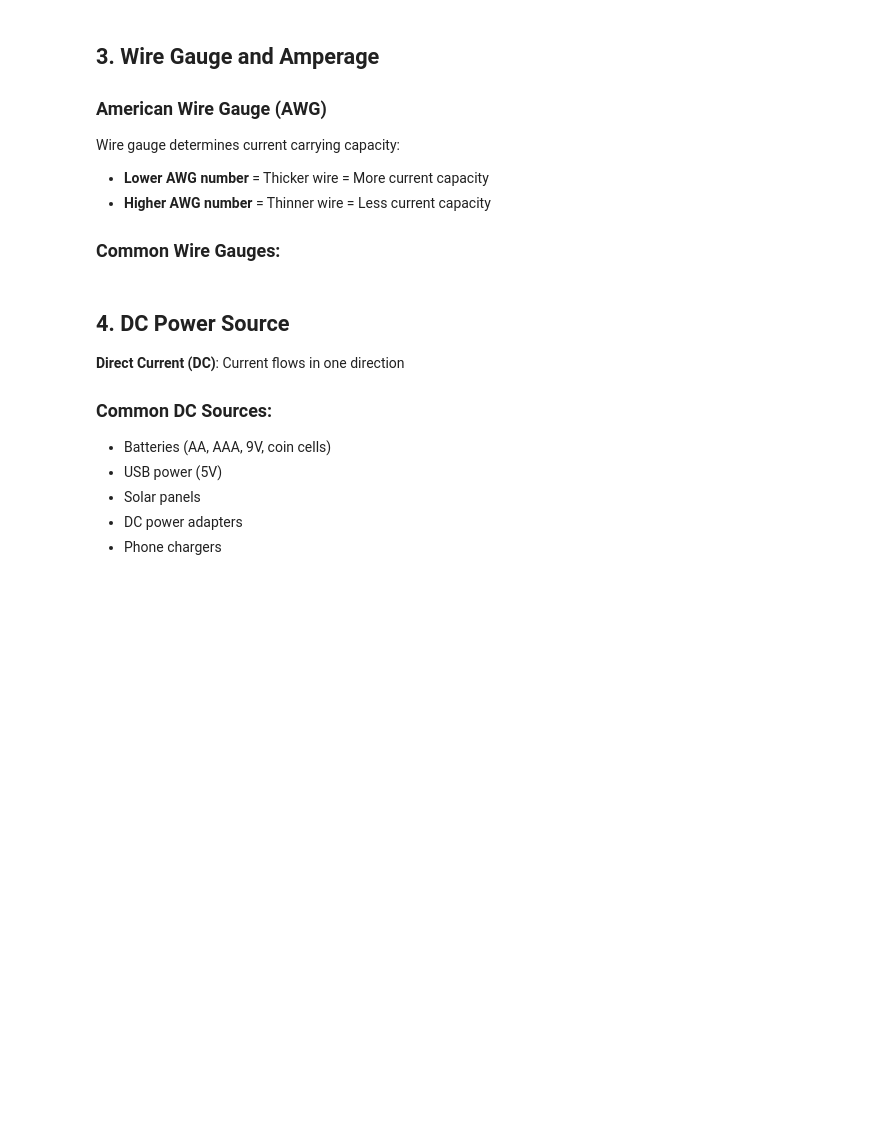
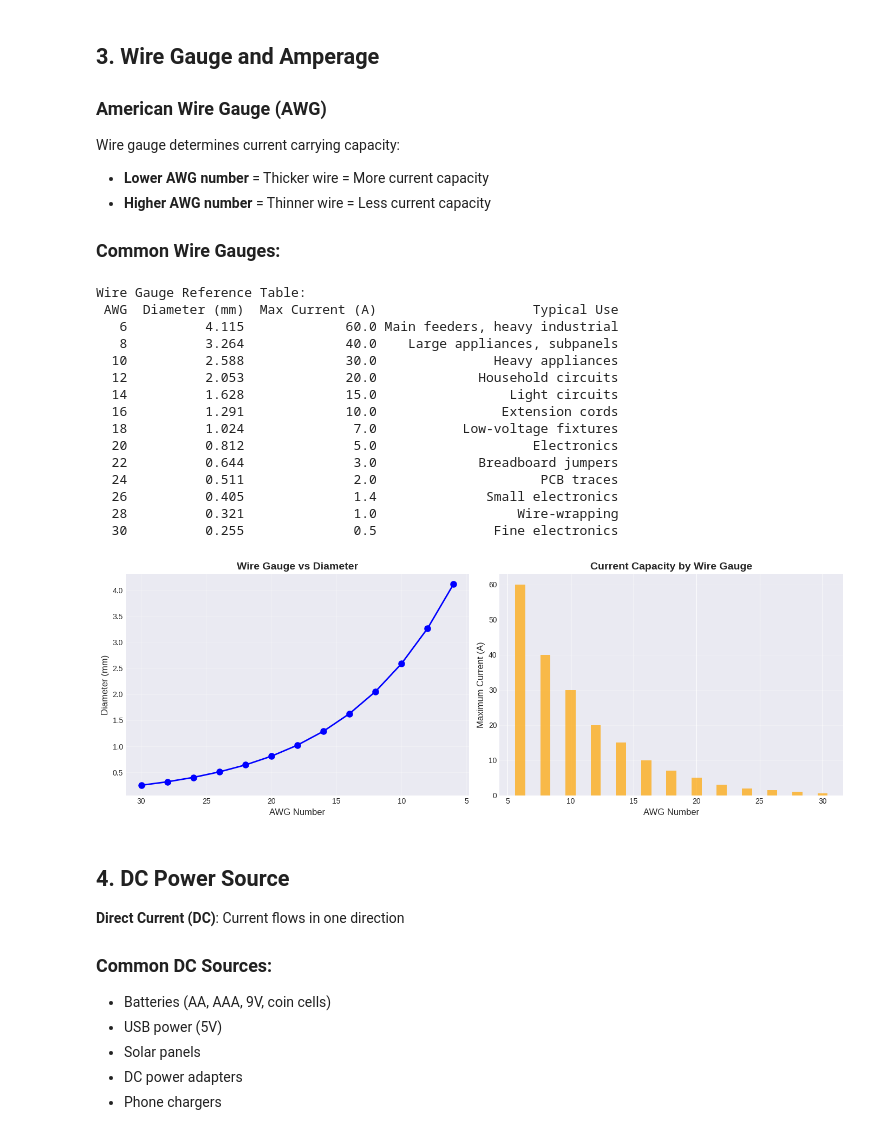
Before and after one commit to TheBeatzzz/Basic_Electronics, a Jupyter notebook: lectures/week1/Week1_Basic_Circuit_Components.ipynb, the cells around one changed output. Saved outputs shown, nothing was run; the diff lists cells and outputs as text; code cells hidden in the pictures; blank space fills up the shorter version.

```diff
--- a/lectures/week1/Week1_Basic_Circuit_Components.ipynb
+++ b/lectures/week1/Week1_Basic_Circuit_Components.ipynb
@@ -147,10 +160,12 @@ import pandas as pd
 
 # Wire gauge reference table
 wire_data = {
-    'AWG': [10, 12, 14, 16, 18, 20, 22, 24, 26, 28, 30],
-    'Diameter (mm)': [2.588, 2.053, 1.628, 1.291, 1.024, 0.812, 0.644, 0.511, 0.405, 0.321, 0.255],
-    'Max Current (A)': [30, 20, 15, 10, 7, 5, 3, 2, 1.4, 1, 0.5],
+    'AWG': [6, 8, 10, 12, 14, 16, 18, 20, 22, 24, 26, 28, 30],
+    'Diameter (mm)': [4.115, 3.264, 2.588, 2.053, 1.628, 1.291, 1.024, 0.812, 0.644, 0.511, 0.405, 0.321, 0.255],
+    'Max Current (A)': [60, 40, 30, 20, 15, 10, 7, 5, 3, 2, 1.4, 1, 0.5],
     'Typical Use': [
+        'Main feeders, heavy industrial',
+        'Large appliances, subpanels',
         'Heavy appliances',
         'Household circuits',
         'Light circuits',
@@ -162,33 +177,50 @@ wire_data = {
         'Small electronics',
         'Wire-wrapping',
         'Fine electronics'
     ]
 }
 
 df_wire = pd.DataFrame(wire_data)
 print("Wire Gauge Reference Table:")
 print(df_wire.to_string(index=False))
 
 # Visualize wire gauge
 fig, (ax1, ax2) = plt.subplots(1, 2, figsize=(14, 5))
 
 # Plot 1: Diameter vs AWG
 ax1.plot(df_wire['AWG'], df_wire['Diameter (mm)'], 'bo-', linewidth=2, markersize=8)
 ax1.set_xlabel('AWG Number', fontsize=12)
 ax1.set_ylabel('Diameter (mm)', fontsize=12)
 ax1.set_title('Wire Gauge vs Diameter', fontsize=14, fontweight='bold')
 ax1.grid(True, alpha=0.3)
 ax1.invert_xaxis()  # Larger AWG on left
 
 # Plot 2: Current capacity vs AWG
 ax2.bar(df_wire['AWG'], df_wire['Max Current (A)'], color='orange', alpha=0.7)
 ax2.set_xlabel('AWG Number', fontsize=12)
 ax2.set_ylabel('Maximum Current (A)', fontsize=12)
 ax2.set_title('Current Capacity by Wire Gauge', fontsize=14, fontweight='bold')
 ax2.grid(True, alpha=0.3, axis='y')
 
 plt.tight_layout()
 plt.show()
+# %% [output]
+Wire Gauge Reference Table:
+ AWG  Diameter (mm)  Max Current (A)                    Typical Use
+   6          4.115             60.0 Main feeders, heavy industrial
+   8          3.264             40.0    Large appliances, subpanels
+  10          2.588             30.0               Heavy appliances
+  12          2.053             20.0             Household circuits
+  14          1.628             15.0                 Light circuits
+  16          1.291             10.0                Extension cords
+  18          1.024              7.0           Low-voltage fixtures
+  20          0.812              5.0                    Electronics
+  22          0.644              3.0             Breadboard jumpers
+  24          0.511              2.0                     PCB traces
+  26          0.405              1.4              Small electronics
+  28          0.321              1.0                  Wire-wrapping
+  30          0.255              0.5               Fine electronics
+[figure, added]
 # %% [markdown]
 ## 4. DC Power Source
 
```
Also changed, not shown: parts of 23 cells of this notebook.
